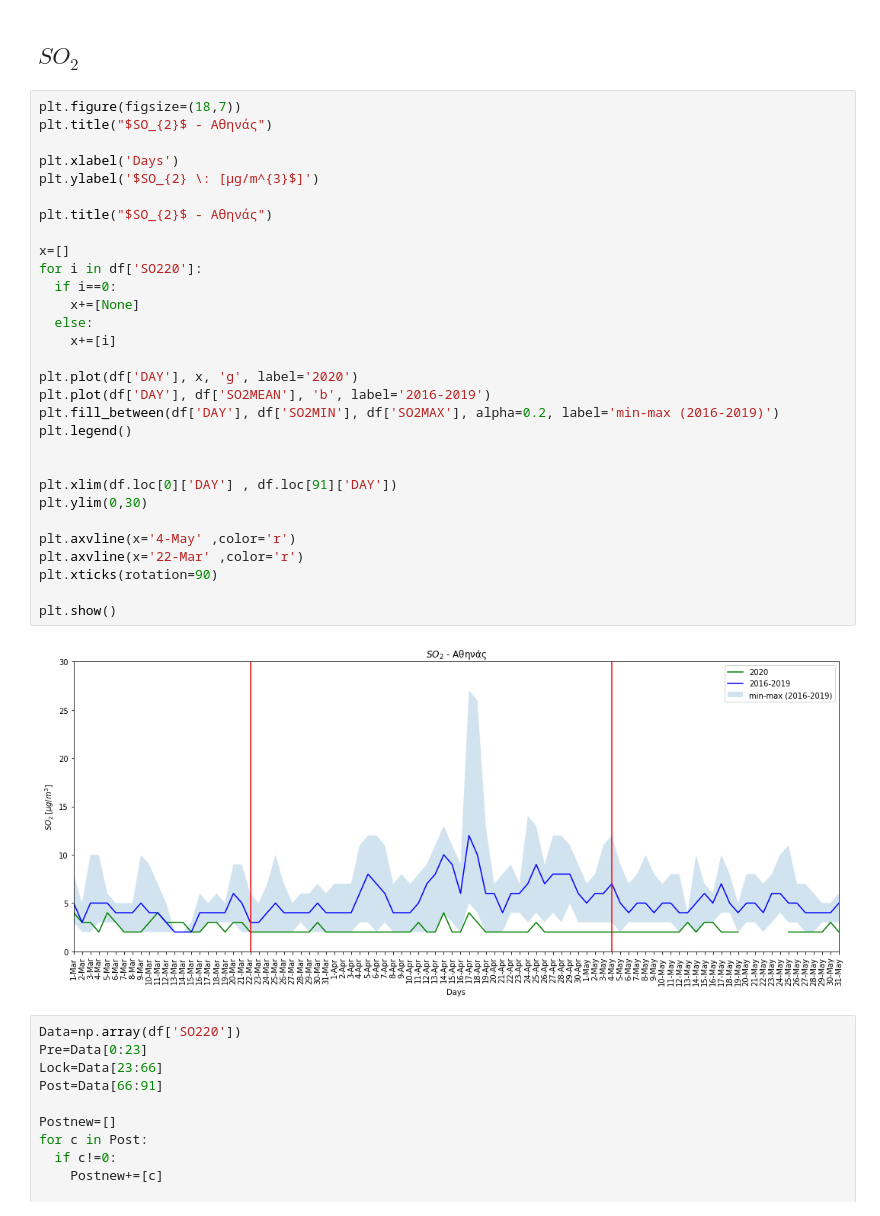
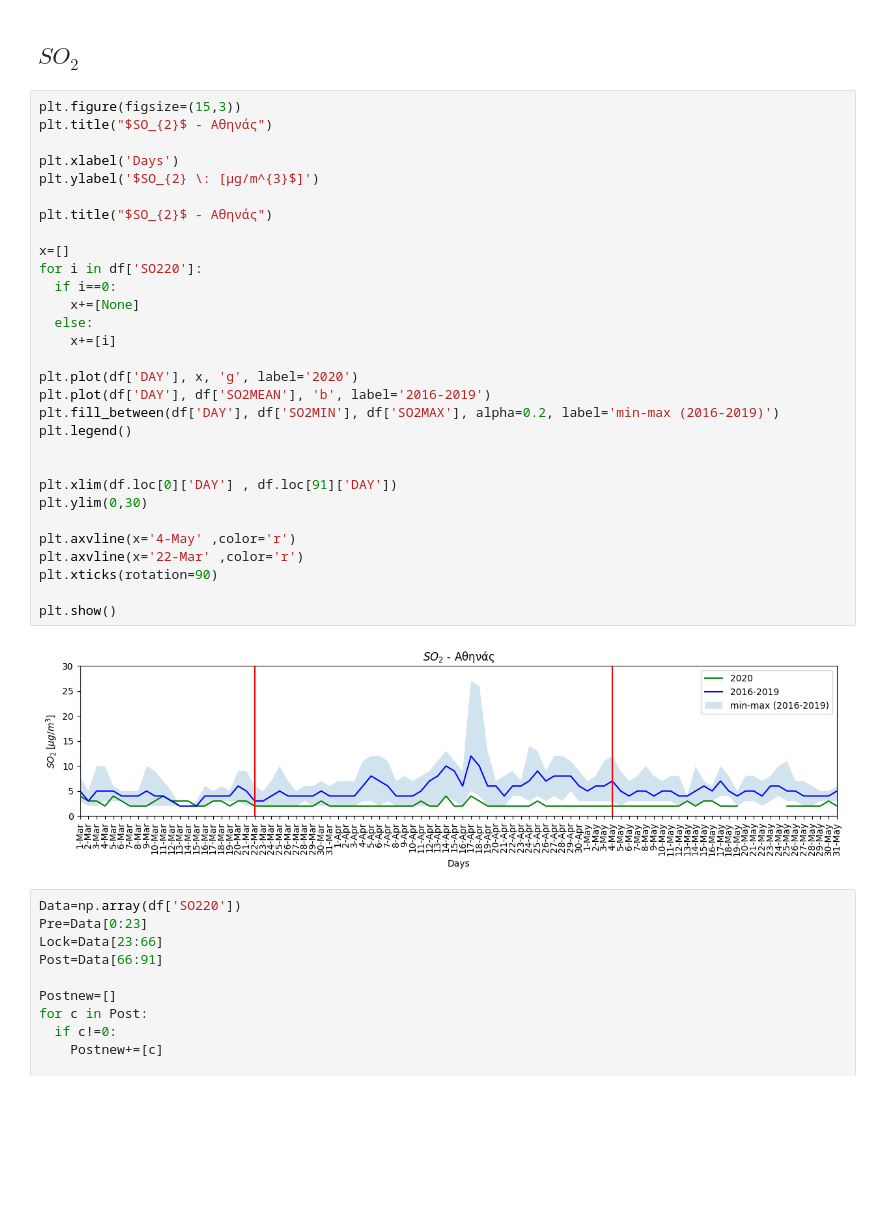
Before and after one commit to costpetrides/Air-pollution-COVID-19-impact, a Jupyter notebook: Lockdown 1/Athinas(UT).ipynb, the cells around one changed output. Cells and saved outputs as stored; diff of their text form; blank space fills up the shorter version.

```diff
--- a/Lockdown 1/Athinas(UT).ipynb
+++ b/Lockdown 1/Athinas(UT).ipynb
@@ -34,37 +34,37 @@ def perc(a,b):
 # %% [markdown]
 ## **$SO_{2}$**
 # %%
-plt.figure(figsize=(18,7))
+plt.figure(figsize=(15,3))
 plt.title("$SO_{2}$ - Aθηνάς")
 
 plt.xlabel('Days')
 plt.ylabel('$SO_{2} \: [μg/m^{3}$]')
 
 plt.title("$SO_{2}$ - Aθηνάς")
 
 x=[]
 for i in df['SO220']:
   if i==0:
     x+=[None]
   else:
     x+=[i]
 
 plt.plot(df['DAY'], x, 'g', label='2020')
 plt.plot(df['DAY'], df['SO2MEAN'], 'b', label='2016-2019')
 plt.fill_between(df['DAY'], df['SO2MIN'], df['SO2MAX'], alpha=0.2, label='min-max (2016-2019)')
 plt.legend()
 
 
 plt.xlim(df.loc[0]['DAY'] , df.loc[91]['DAY'])
 plt.ylim(0,30)
 
 plt.axvline(x='4-May' ,color='r')
 plt.axvline(x='22-Mar' ,color='r')
 plt.xticks(rotation=90)
 
 plt.show()
 # %% [output]
-[figure, old version]
+[figure, new version]
 # %%
 Data=np.array(df['SO220'])
 Pre=Data[0:23]
```
Also changed, not shown: parts of 6 cells of this notebook.
